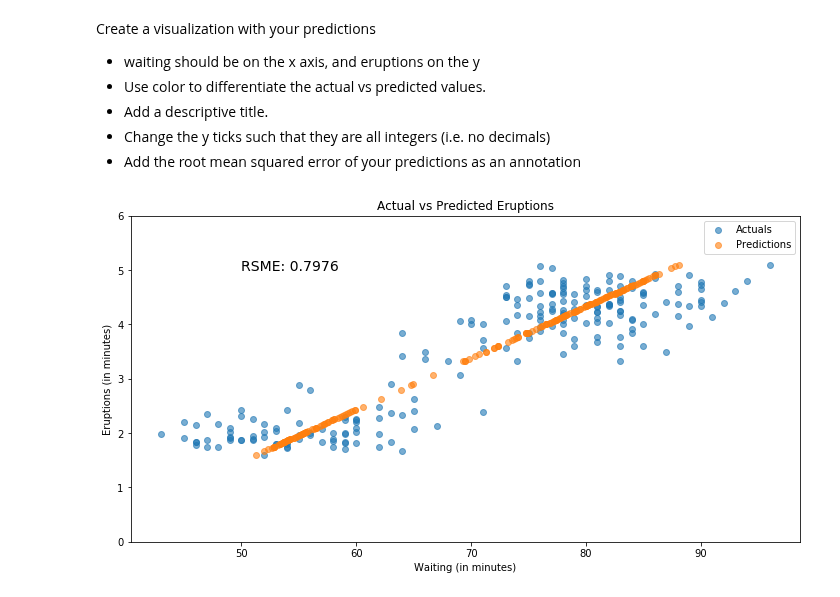
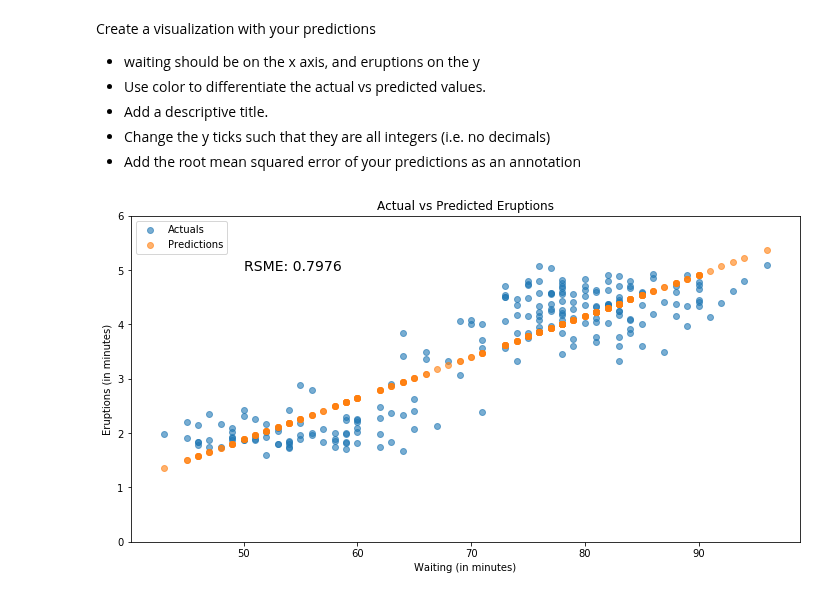
Before and after one commit to misty-garcia/ds-methodologies-exercises, a Jupyter notebook: clustering/regression-warmup.ipynb, the cells around one changed output. Saved outputs shown, nothing was run; the diff lists cells and outputs as text; code cells hidden in the pictures.

```diff
--- a/clustering/regression-warmup.ipynb
+++ b/clustering/regression-warmup.ipynb
@@ -109,10 +112,10 @@ memory usage: 1.3 KB
 # %% [markdown]
 Split the feature and target
 # %%
-X_train = train[["eruptions"]]
-X_test = test[["eruptions"]]
-y_train = train["waiting"]
-y_test = test["waiting"]
+X_train = train[["waiting"]]
+X_test = test[["waiting"]]
+y_train = train["eruptions"]
+y_test = test["eruptions"]
 # %% [markdown]
 Build model
 # %%
@@ -146,13 +149,13 @@ pred = lm.predict(X_train)
 # %%
 plt.figure(figsize=(12,6))
-plt.scatter(y=X_train, x=y_train, label="Actuals", alpha=.6)
-plt.scatter(y=X_train, x=pred, label="Predictions", alpha=.6)
+plt.scatter(y=y_train, x=X_train, label="Actuals", alpha=.6)
+plt.scatter(y=pred, x=X_train, label="Predictions", alpha=.6)
 plt.xlabel("Waiting (in minutes)")
 plt.ylabel("Eruptions (in minutes)")
 plt.title("Actual vs Predicted Eruptions")
 plt.yticks(range(0,7))
 plt.legend()
 plt.text(50,5,f"RSME: {r2:.4f}", size=14)
 plt.show()
 # %% [output]
-[figure, old version]
+[figure, new version]
```
Also changed, not shown: parts of 7 cells of this notebook.
